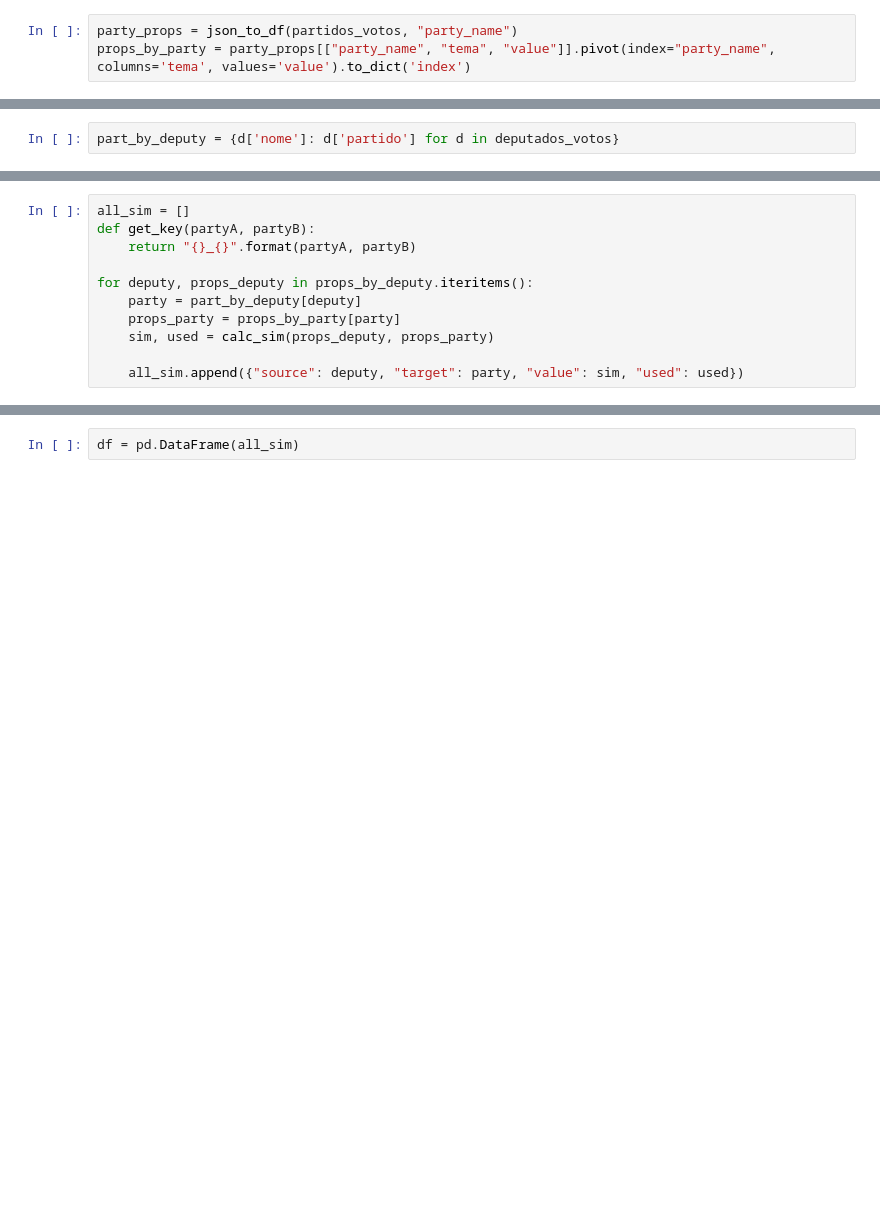
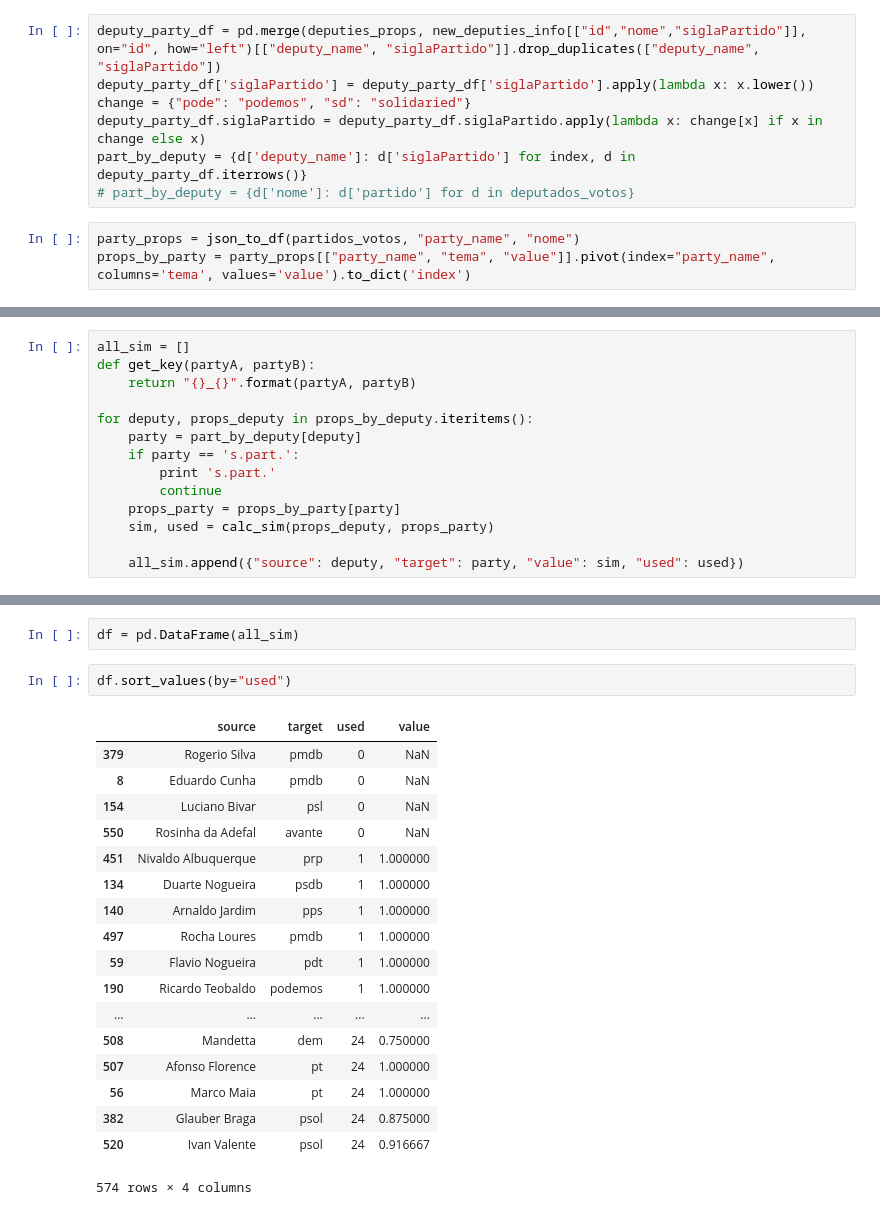
Before and after one commit to nazareno/houseofcunha, a Jupyter notebook: votacoes_selecionadas/Analyse_Parties.ipynb, the cells around one changed output, grey strips where cells are left out. Drawn from its saved outputs; the diff is of its cells as text; blank space fills up the shorter version.

Commit message:
Add new name of parties

```diff
--- a/votacoes_selecionadas/Analyse_Parties.ipynb
+++ b/votacoes_selecionadas/Analyse_Parties.ipynb
@@ -162,3 +166,10 @@ deputados_votos
+# %%
+deputy_party_df = pd.merge(deputies_props, new_deputies_info[["id","nome","siglaPartido"]], on="id", how="left")[["deputy_name", "siglaPartido"]].drop_duplicates(["deputy_name", "siglaPartido"])
+deputy_party_df['siglaPartido'] = deputy_party_df['siglaPartido'].apply(lambda x: x.lower())
+change = {"pode": "podemos", "sd": "solidaried"}
+deputy_party_df.siglaPartido = deputy_party_df.siglaPartido.apply(lambda x: change[x] if x in change else x)
+part_by_deputy = {d['deputy_name']: d['siglaPartido'] for index, d in deputy_party_df.iterrows()}
+# part_by_deputy = {d['nome']: d['partido'] for d in deputados_votos}
 # %%
-party_props = json_to_df(partidos_votos, "party_name")
+party_props = json_to_df(partidos_votos, "party_name", "nome")
 props_by_party = party_props[["party_name", "tema", "value"]].pivot(index="party_name", columns='tema', values='value').to_dict('index')
@@ -168,5 +176,3 @@ props_by_deputy = deputies_props[["deputy_name", "tema", "value"]].pivot(index="
-# %%
-part_by_deputy = {d['nome']: d['partido'] for d in deputados_votos}
 # %%
 no_vote_A = "-1"
 no_vote_B = "-10"
@@ -212,6 +218,9 @@ def get_key(partyA, partyB):
 
 for deputy, props_deputy in props_by_deputy.iteritems():
     party = part_by_deputy[deputy]
+    if party == 's.part.':
+        print 's.part.'
+        continue
     props_party = props_by_party[party]
     sim, used = calc_sim(props_deputy, props_party)
 
@@ -219,5 +234,26 @@ for deputy, props_deputy in props_by_deputy.iteritems():
 # %%
 df = pd.DataFrame(all_sim)
+# %%
+df.sort_values(by="used")
+# %% [output]
+|  | source | target | used | value |
+| 379 | Rogerio Silva | pmdb | 0 | NaN |
+| 8 | Eduardo Cunha | pmdb | 0 | NaN |
+| 154 | Luciano Bivar | psl | 0 | NaN |
+| 550 | Rosinha da Adefal | avante | 0 | NaN |
+| 451 | Nivaldo Albuquerque | prp | 1 | 1.000000 |
+| 134 | Duarte Nogueira | psdb | 1 | 1.000000 |
+| 140 | Arnaldo Jardim | pps | 1 | 1.000000 |
+| 497 | Rocha Loures | pmdb | 1 | 1.000000 |
+| 59 | Flavio Nogueira | pdt | 1 | 1.000000 |
+| 190 | Ricardo Teobaldo | podemos | 1 | 1.000000 |
+| ... | ... | ... | ... | ... |
+| 508 | Mandetta | dem | 24 | 0.750000 |
+| 507 | Afonso Florence | pt | 24 | 1.000000 |
+| 56 | Marco Maia | pt | 24 | 1.000000 |
+| 382 | Glauber Braga | psol | 24 | 0.875000 |
+| 520 | Ivan Valente | psol | 24 | 0.916667 |
+574 rows × 4 columns
 # %%
 df[df.used >= 5].value.describe()
 # %% [output]
```
Also changed, not shown: parts of 13 cells of this notebook, 12 other files.
